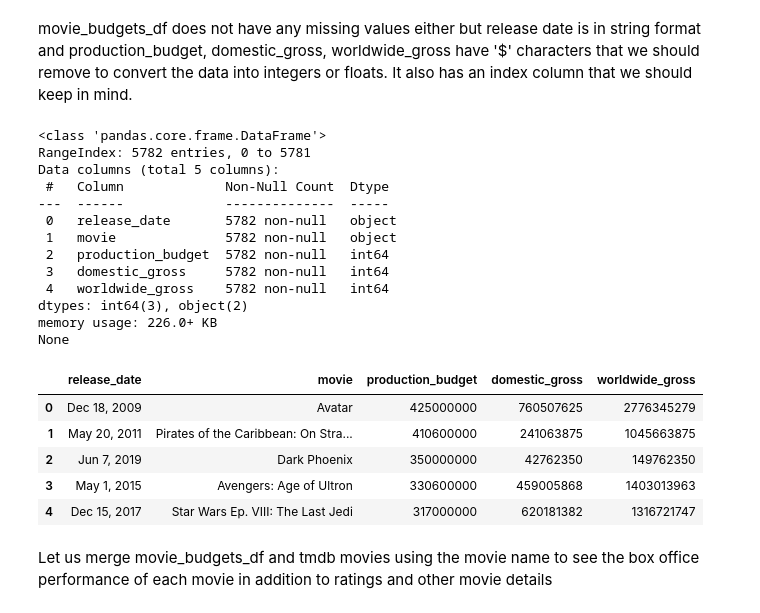
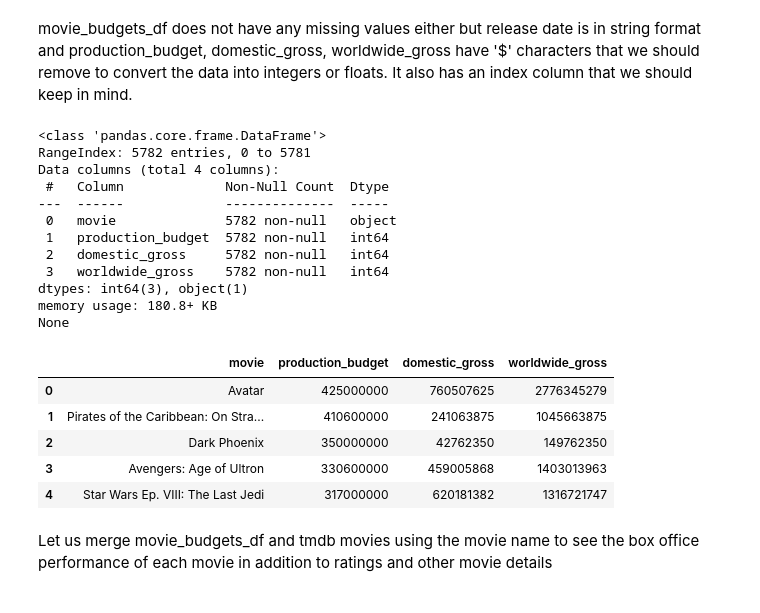
Before and after one commit to MMJGGR/Phase_1_Project, a Jupyter notebook: index.ipynb, the cells around one changed output. Saved outputs shown, nothing was run; the diff lists cells and outputs as text; code cells hidden in the pictures.

```diff
--- a/index.ipynb
+++ b/index.ipynb
@@ -238,35 +239,34 @@ movie_budgets_df does not have any missing values either but release date is in
 # %%
 #remove dollar sign from columns and convert to intergers
 columns_to_clean = ['production_budget','domestic_gross','worldwide_gross']
 
 for column in columns_to_clean:
     movie_budgets_df[column] = movie_budgets_df[column].replace('[\$,]','', regex = True).astype(np.int64)
 
 #we do not need the column 'id'
-movie_budgets_df.drop(columns = 'id', inplace  = True)
+movie_budgets_df.drop(columns = ['id', 'release_date'], inplace  = True)
 
 print(movie_budgets_df.info())
 movie_budgets_df.head()
 # %% [output]
 <class 'pandas.core.frame.DataFrame'>
 RangeIndex: 5782 entries, 0 to 5781
-Data columns (total 5 columns):
+Data columns (total 4 columns):
  #   Column             Non-Null Count  Dtype
 ---  ------             --------------  -----
- 0   release_date       5782 non-null   object
- 1   movie              5782 non-null   object
- 2   production_budget  5782 non-null   int64
- 3   domestic_gross     5782 non-null   int64
- 4   worldwide_gross    5782 non-null   int64
-dtypes: int64(3), object(2)
-memory usage: 226.0+ KB
+ 0   movie              5782 non-null   object
+ 1   production_budget  5782 non-null   int64
+ 2   domestic_gross     5782 non-null   int64
+ 3   worldwide_gross    5782 non-null   int64
+dtypes: int64(3), object(1)
+memory usage: 180.8+ KB
 None
-|  | release_date | movie | production_budget | domestic_gross | worldwide_gross |
-| 0 | Dec 18, 2009 | Avatar | 425000000 | 760507625 | 2776345279 |
-| 1 | May 20, 2011 | Pirates of the Caribbean: On Stra... | 410600000 | 241063875 | 1045663875 |
-| 2 | Jun 7, 2019 | Dark Phoenix | 350000000 | 42762350 | 149762350 |
-| 3 | May 1, 2015 | Avengers: Age of Ultron | 330600000 | 459005868 | 1403013963 |
-| 4 | Dec 15, 2017 | Star Wars Ep. VIII: The Last Jedi | 317000000 | 620181382 | 1316721747 |
+|  | movie | production_budget | domestic_gross | worldwide_gross |
+| 0 | Avatar | 425000000 | 760507625 | 2776345279 |
+| 1 | Pirates of the Caribbean: On Stra... | 410600000 | 241063875 | 1045663875 |
+| 2 | Dark Phoenix | 350000000 | 42762350 | 149762350 |
+| 3 | Avengers: Age of Ultron | 330600000 | 459005868 | 1403013963 |
+| 4 | Star Wars Ep. VIII: The Last Jedi | 317000000 | 620181382 | 1316721747 |
 # %% [markdown]
 Let us merge movie_budgets_df and tmdb movies using the movie name to see the box office performance of each movie in addition to ratings and other movie details
 # %%
```
Also changed, not shown: parts of 5 cells of this notebook.
